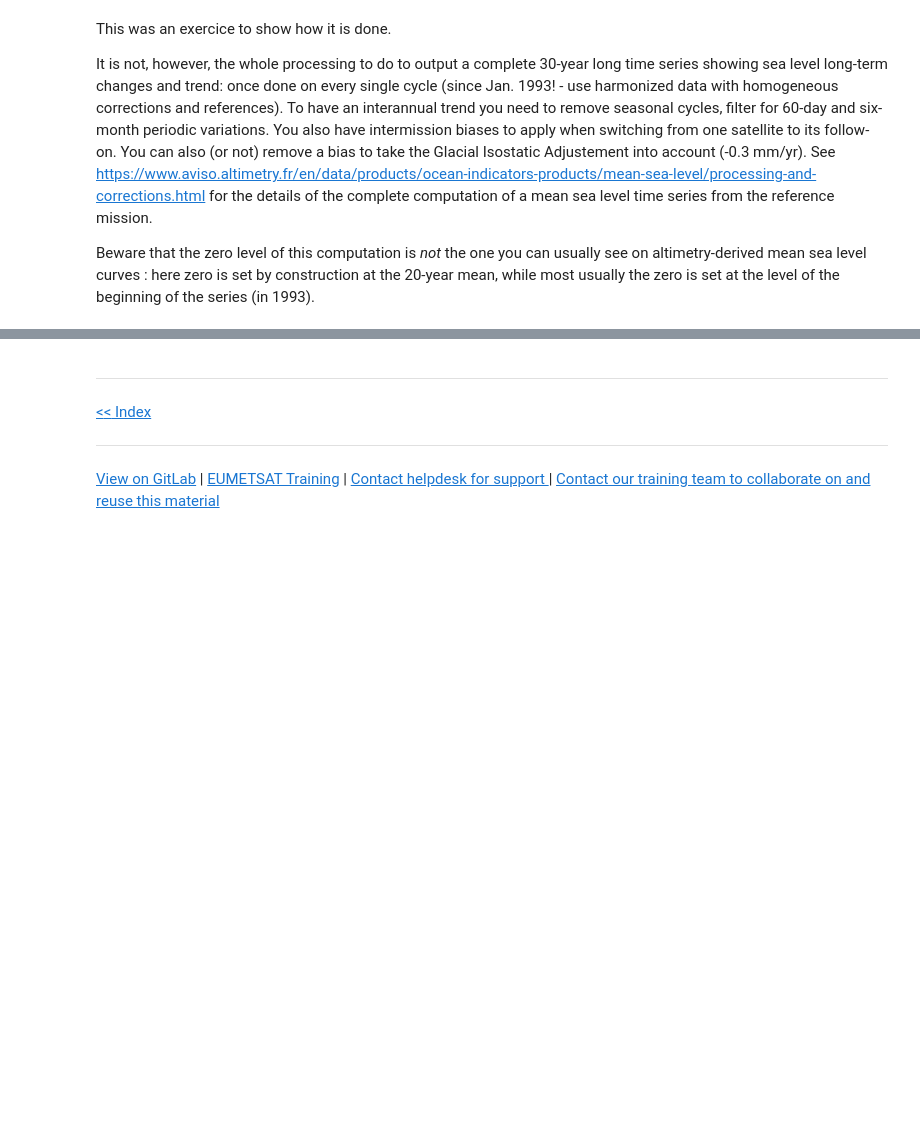
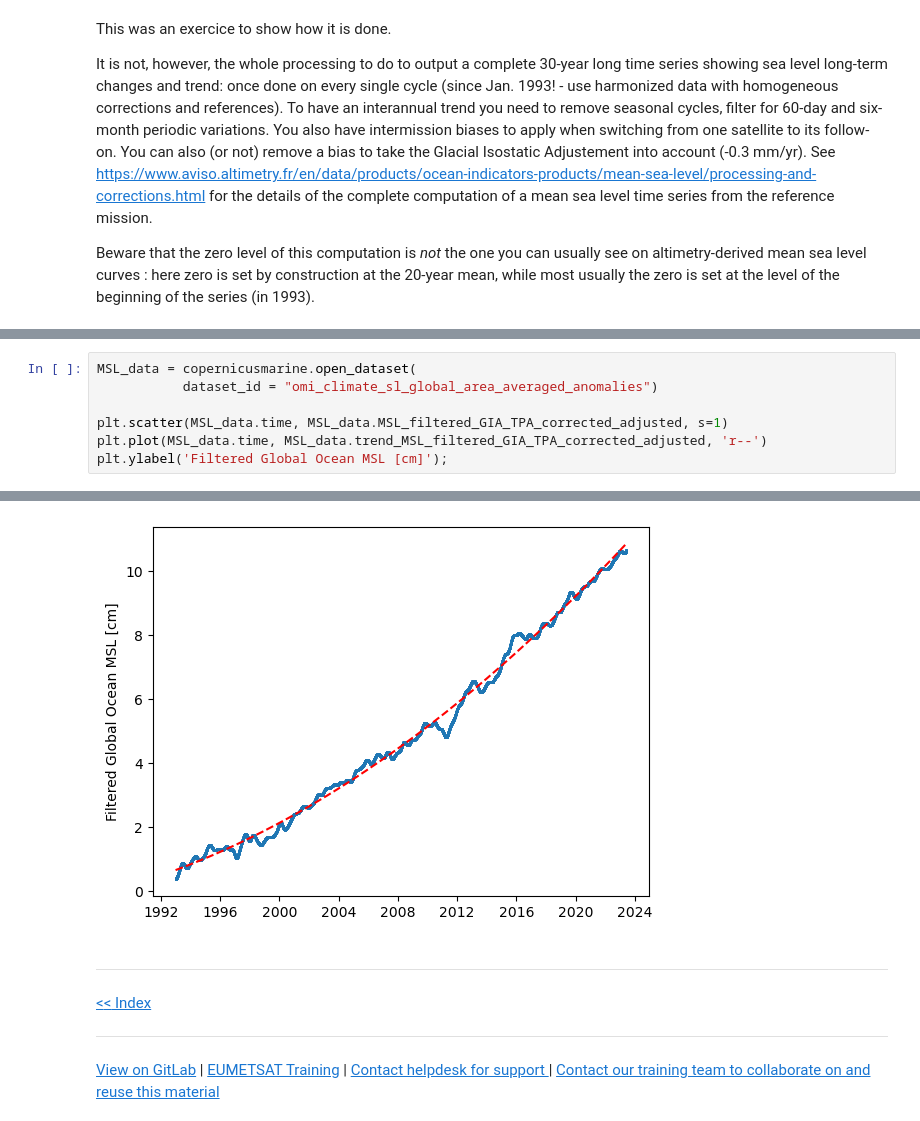
Before and after one commit to wekeo/ocean-case-studies, a Jupyter notebook: Case_studies/UNOD/Ch07/SLR_S6/SLR_with_S6.ipynb, the cells around one changed output, grey strips where cells are left out. Cells and saved outputs as stored; diff of their text form; blank space fills up the shorter version.

```diff
--- a/Case_studies/UNOD/Ch07/SLR_S6/SLR_with_S6.ipynb
+++ b/Case_studies/UNOD/Ch07/SLR_S6/SLR_with_S6.ipynb
@@ -391,0 +471,8 @@ Beware that the zero level of this computation is *_not_* the one you can usuall
+# %%
+MSL_data = copernicusmarine.open_dataset(
+           dataset_id = "omi_climate_sl_global_area_averaged_anomalies")
+
+plt.scatter(MSL_data.time, MSL_data.MSL_filtered_GIA_TPA_corrected_adjusted, s=1)
+plt.plot(MSL_data.time, MSL_data.trend_MSL_filtered_GIA_TPA_corrected_adjusted, 'r--')
+plt.ylabel('Filtered Global Ocean MSL [cm]');
+# %% [output]
@@ -392,3 +482,4 @@ Beware that the zero level of this computation is *_not_* the one you can usuall
+[figure, added]
 # %% [markdown]
 <hr>
 <a href="../../../../Index.ipynb"><< Index</a>
```
Also changed, not shown: parts of 32 cells of this notebook, 2 other files.
